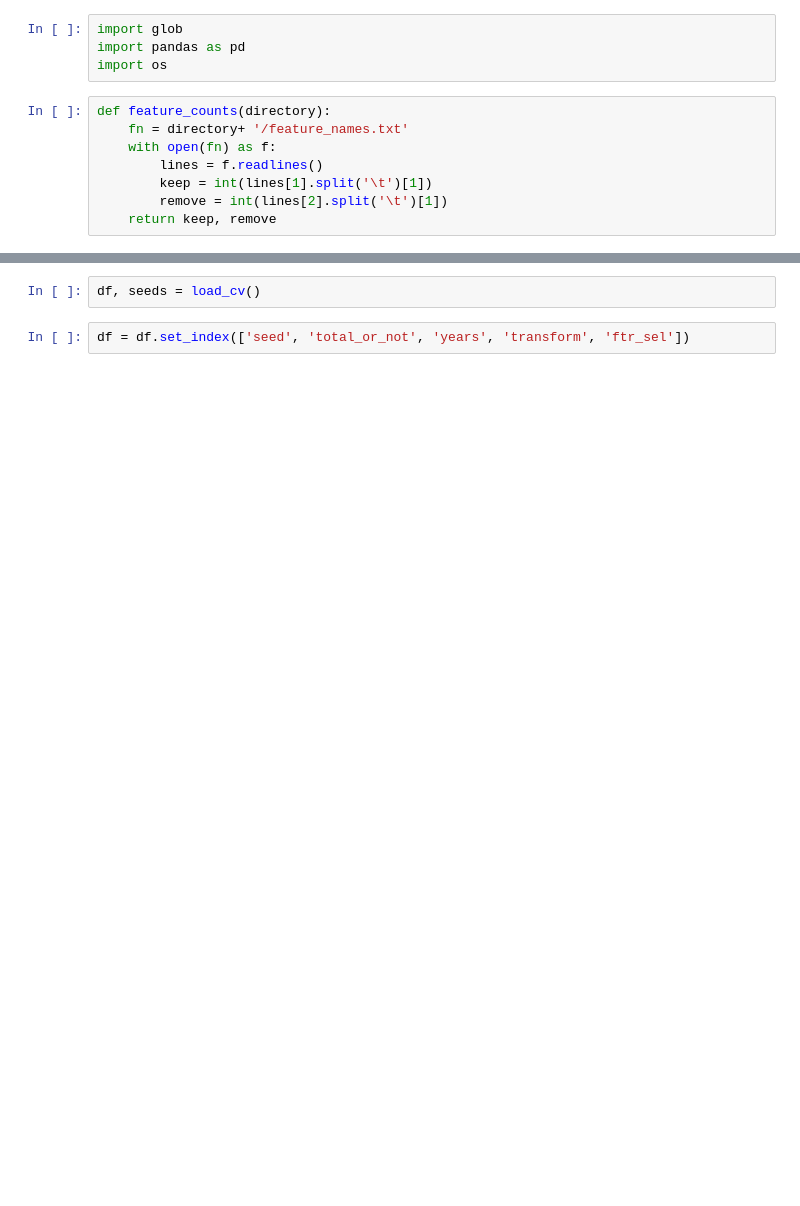
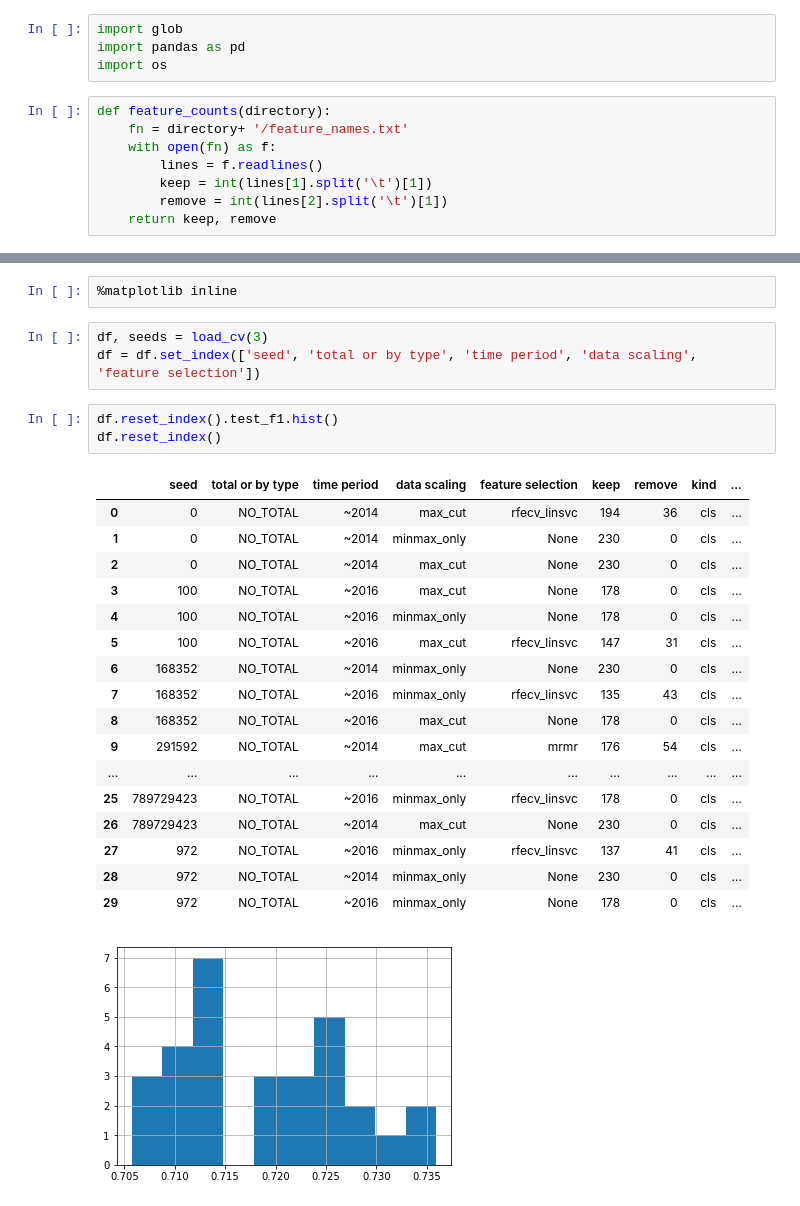
Before and after one commit to JHWu92/cysf_pred, a Jupyter notebook: agg report.ipynb, the cells around one changed output, grey strips where cells are left out. Drawn from its saved outputs; the diff is of its cells as text; blank space fills up the shorter version.

```diff
--- a/agg report.ipynb
+++ b/agg report.ipynb
@@ -38,7 +38,30 @@ def load_cv(top=None):
             dfs = dfs.head(top)
         results.append(dfs)
     return pd.concat(results, ignore_index=True), seeds
-# %%
-df, seeds = load_cv()
-# %%
-df = df.set_index(['seed', 'total_or_not', 'years', 'transform', 'ftr_sel'])
+# %%
+%matplotlib inline
+# %%
+df, seeds = load_cv(3)
+df = df.set_index(['seed', 'total or by type', 'time period', 'data scaling', 'feature selection'])
+# %%
+df.reset_index().test_f1.hist()
+df.reset_index()
+# %% [output]
+|  | seed | total or by type | time period | data scaling | feature selection | keep | remove | kind | ... |
+| 0 | 0 | NO_TOTAL | ~2014 | max_cut | rfecv_linsvc | 194 | 36 | cls | ... |
+| 1 | 0 | NO_TOTAL | ~2014 | minmax_only | None | 230 | 0 | cls | ... |
+| 2 | 0 | NO_TOTAL | ~2014 | max_cut | None | 230 | 0 | cls | ... |
+| 3 | 100 | NO_TOTAL | ~2016 | max_cut | None | 178 | 0 | cls | ... |
+| 4 | 100 | NO_TOTAL | ~2016 | minmax_only | None | 178 | 0 | cls | ... |
+| 5 | 100 | NO_TOTAL | ~2016 | max_cut | rfecv_linsvc | 147 | 31 | cls | ... |
+| 6 | 168352 | NO_TOTAL | ~2014 | minmax_only | None | 230 | 0 | cls | ... |
+| 7 | 168352 | NO_TOTAL | ~2016 | minmax_only | rfecv_linsvc | 135 | 43 | cls | ... |
+| 8 | 168352 | NO_TOTAL | ~2016 | max_cut | None | 178 | 0 | cls | ... |
+| 9 | 291592 | NO_TOTAL | ~2014 | max_cut | mrmr | 176 | 54 | cls | ... |
+| ... | ... | ... | ... | ... | ... | ... | ... | ... | ... |
+| 25 | 789729423 | NO_TOTAL | ~2016 | minmax_only | rfecv_linsvc | 178 | 0 | cls | ... |
+| 26 | 789729423 | NO_TOTAL | ~2014 | max_cut | None | 230 | 0 | cls | ... |
+| 27 | 972 | NO_TOTAL | ~2016 | minmax_only | rfecv_linsvc | 137 | 41 | cls | ... |
+| 28 | 972 | NO_TOTAL | ~2014 | minmax_only | None | 230 | 0 | cls | ... |
+| 29 | 972 | NO_TOTAL | ~2016 | minmax_only | None | 178 | 0 | cls | ... |
+[figure, added]
```
Also changed, not shown: parts of 4 cells of this notebook, 2 other files.
